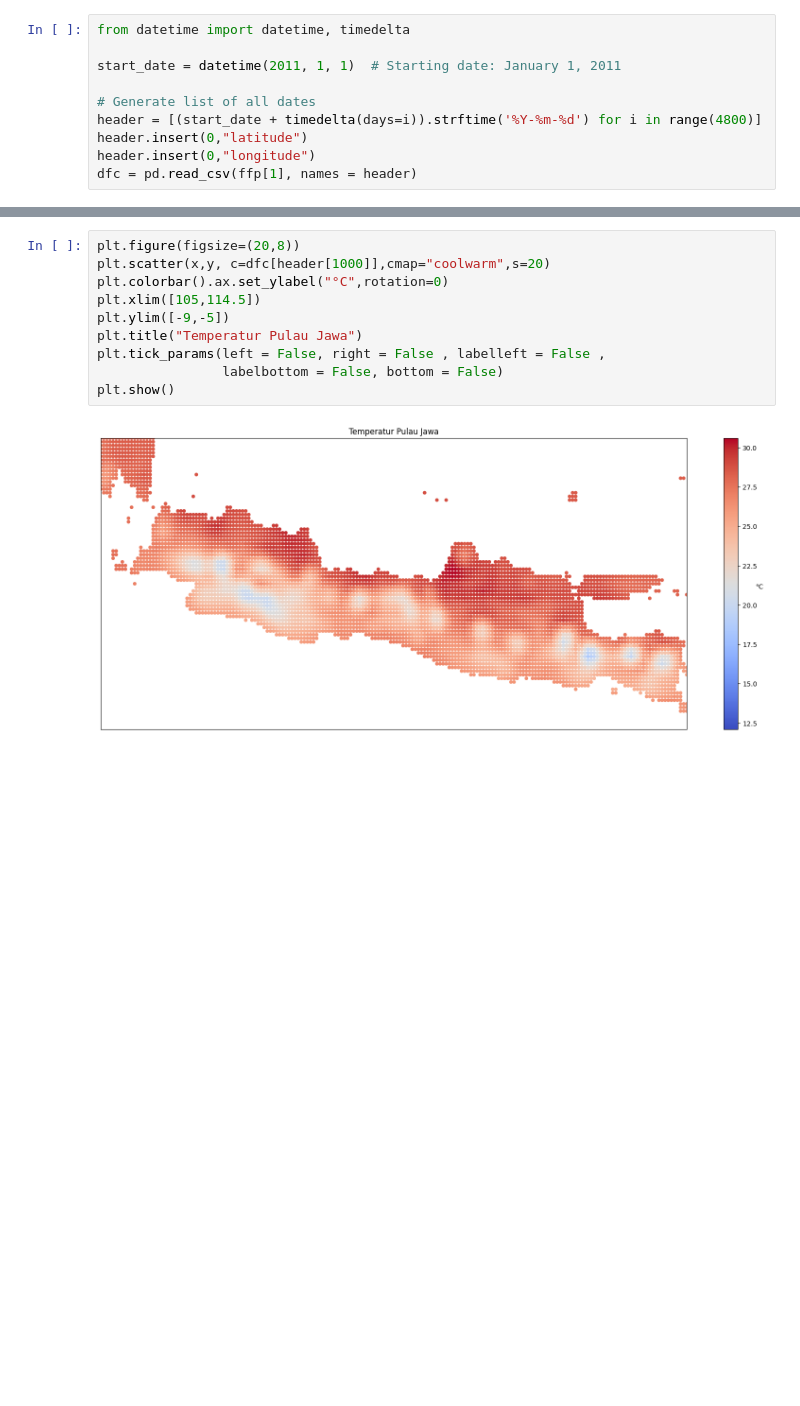
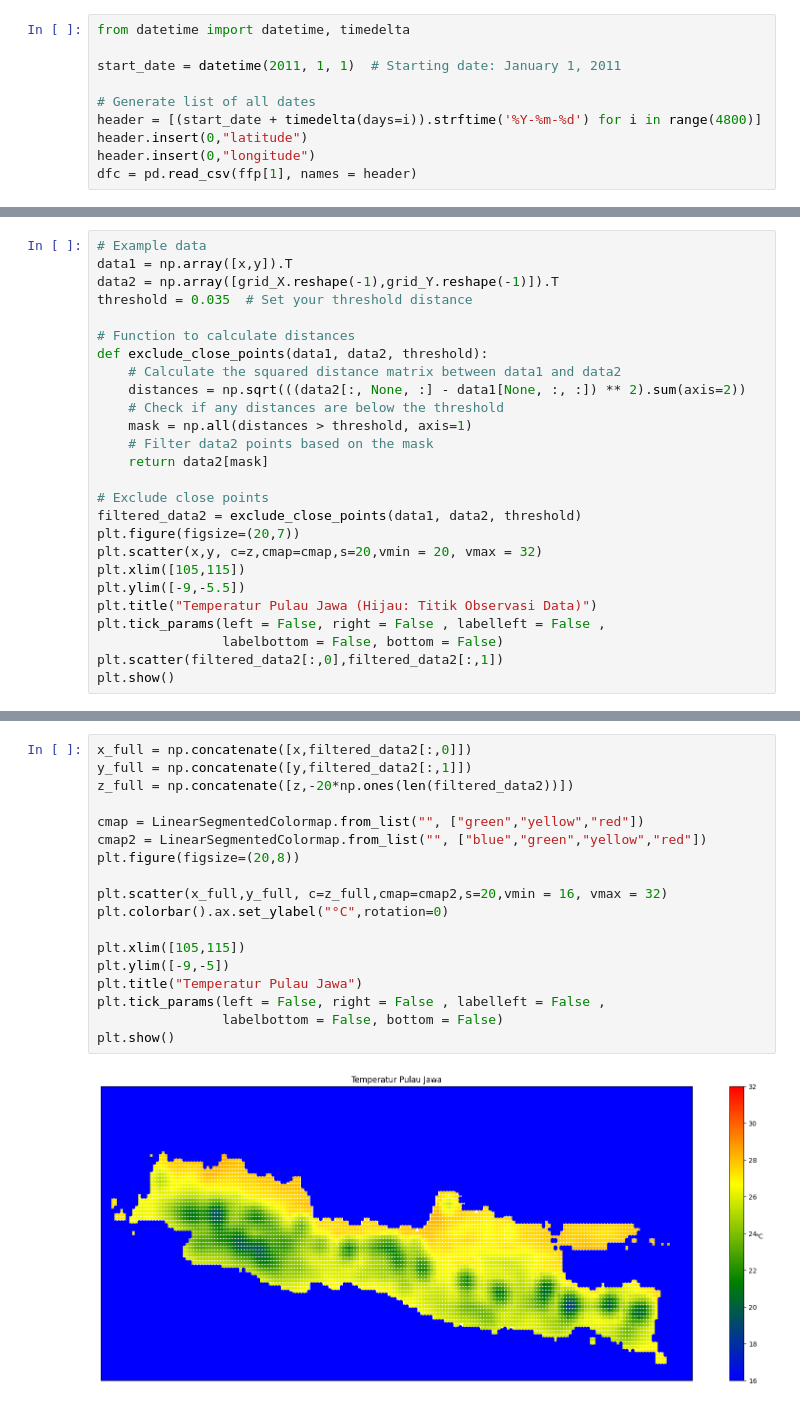
Before and after one commit to ariansyahedu/RBL_Visualisasi, a Jupyter notebook: src/EDA.ipynb, the cells around one changed output, grey strips where cells are left out. Drawn from its saved outputs; the diff is of its cells as text; blank space fills up the shorter version.

```diff
--- a/src/EDA.ipynb
+++ b/src/EDA.ipynb
@@ -33,0 +206,26 @@ y = dfc["latitude"].to_numpy()
+# %%
+# Example data
+data1 = np.array([x,y]).T
+data2 = np.array([grid_X.reshape(-1),grid_Y.reshape(-1)]).T
+threshold = 0.035  # Set your threshold distance
+
+# Function to calculate distances
+def exclude_close_points(data1, data2, threshold):
+    # Calculate the squared distance matrix between data1 and data2
+    distances = np.sqrt(((data2[:, None, :] - data1[None, :, :]) ** 2).sum(axis=2))
+    # Check if any distances are below the threshold
+    mask = np.all(distances > threshold, axis=1)
+    # Filter data2 points based on the mask
+    return data2[mask]
+
+# Exclude close points
+filtered_data2 = exclude_close_points(data1, data2, threshold)
+plt.figure(figsize=(20,7))
+plt.scatter(x,y, c=z,cmap=cmap,s=20,vmin = 20, vmax = 32)
+plt.xlim([105,115])
+plt.ylim([-9,-5.5])
+plt.title("Temperatur Pulau Jawa (Hijau: Titik Observasi Data)")
+plt.tick_params(left = False, right = False , labelleft = False ,
+                labelbottom = False, bottom = False)
+plt.scatter(filtered_data2[:,0],filtered_data2[:,1])
+plt.show()
@@ -34,12 +234,20 @@ y = dfc["latitude"].to_numpy()
 # %%
+x_full = np.concatenate([x,filtered_data2[:,0]])
+y_full = np.concatenate([y,filtered_data2[:,1]])
+z_full = np.concatenate([z,-20*np.ones(len(filtered_data2))])
+
+cmap = LinearSegmentedColormap.from_list("", ["green","yellow","red"])
+cmap2 = LinearSegmentedColormap.from_list("", ["blue","green","yellow","red"])
 plt.figure(figsize=(20,8))
-plt.scatter(x,y, c=dfc[header[1000]],cmap="coolwarm",s=20)
+
+plt.scatter(x_full,y_full, c=z_full,cmap=cmap2,s=20,vmin = 16, vmax = 32)
 plt.colorbar().ax.set_ylabel("°C",rotation=0)
-plt.xlim([105,114.5])
+
+plt.xlim([105,115])
 plt.ylim([-9,-5])
 plt.title("Temperatur Pulau Jawa")
 plt.tick_params(left = False, right = False , labelleft = False ,
                 labelbottom = False, bottom = False)
 plt.show()
 # %% [output]
-[figure, old version]
+[figure, new version]
```
Also changed, not shown: parts of 29 cells of this notebook, 2 other files.
